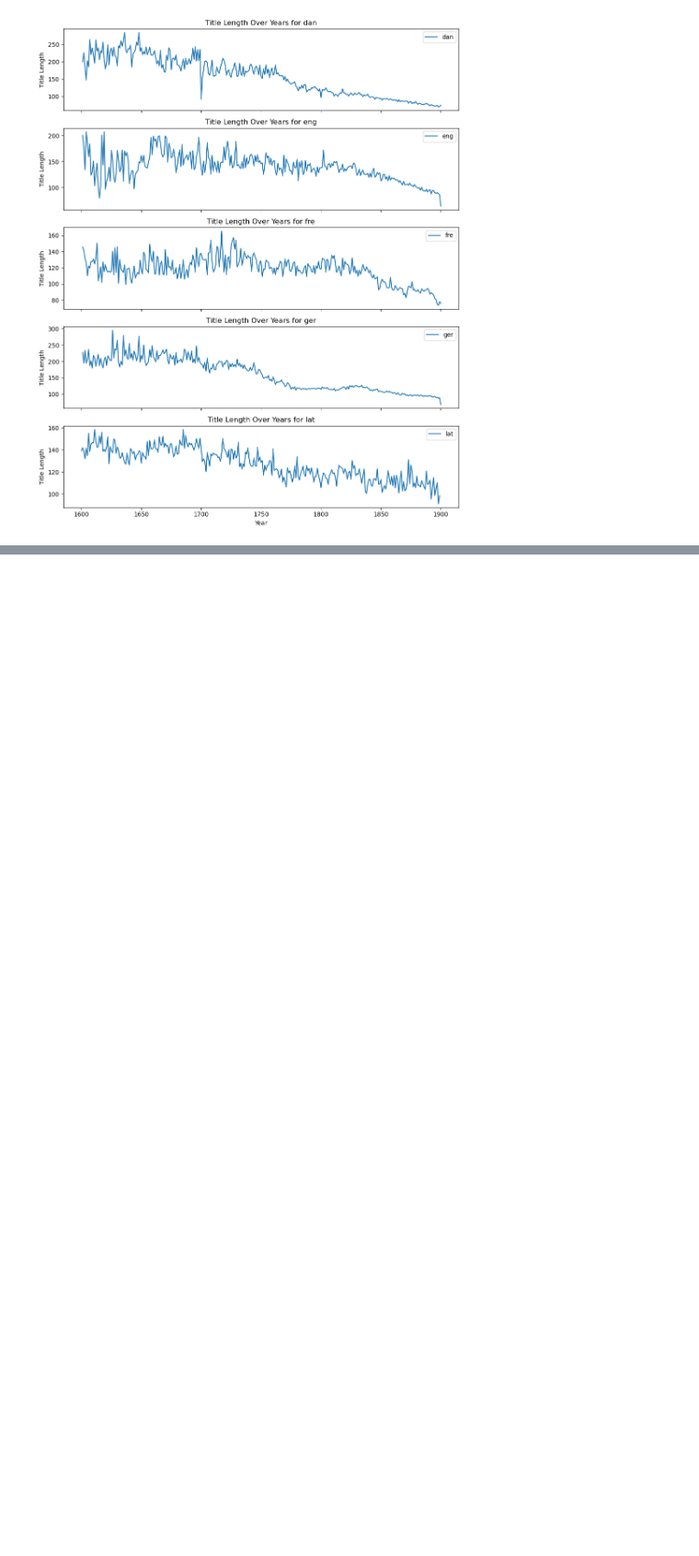
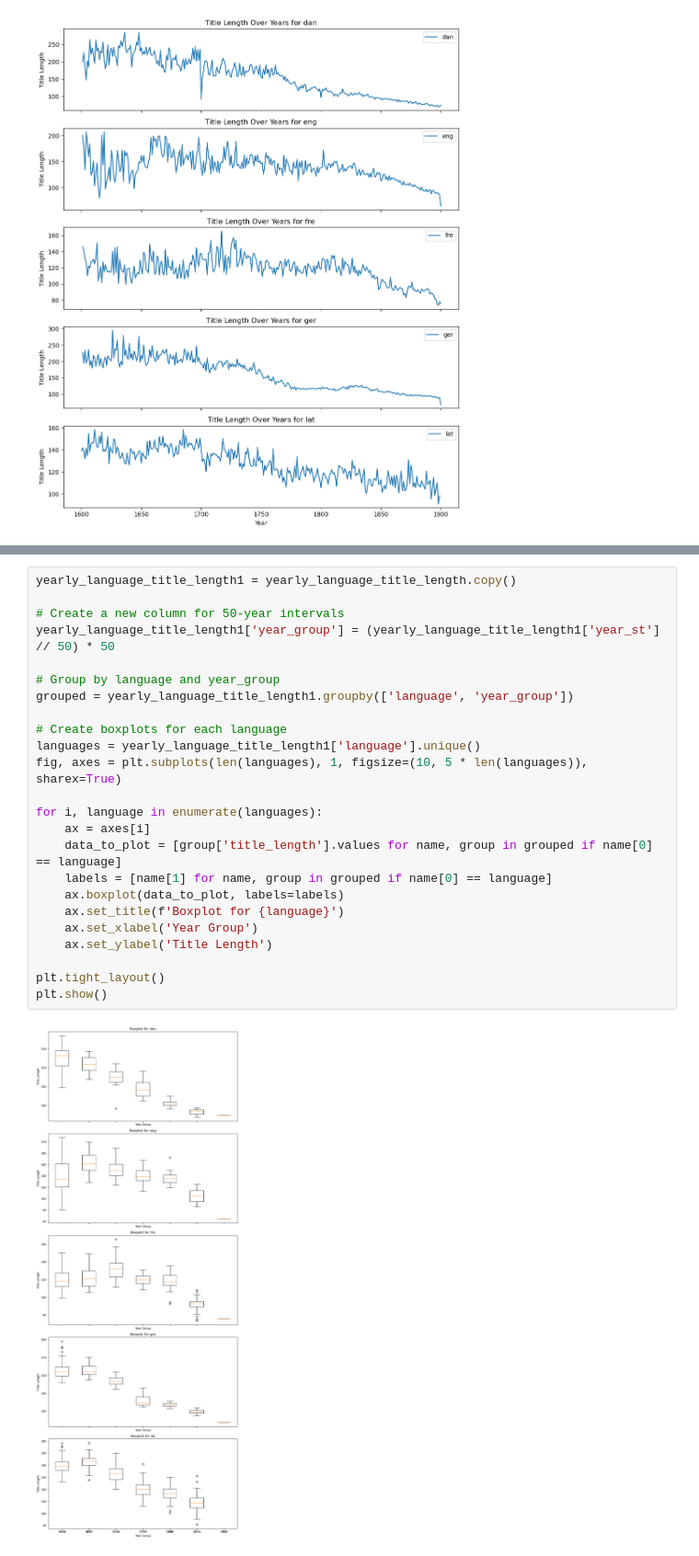
Before and after one commit to KB-Datasprint/datasprint2024, a Jupyter notebook: 6_title_analysis.ipynb, the cells around one changed output, grey strips where cells are left out. Shown at 92% size. Drawn from its saved outputs; the diff is of its cells as text; blank space fills up the shorter version.

```diff
--- a/6_title_analysis.ipynb
+++ b/6_title_analysis.ipynb
@@ -188,0 +238,26 @@ plt.show()
+# %%
+yearly_language_title_length1 = yearly_language_title_length.copy()
+
+# Create a new column for 50-year intervals
+yearly_language_title_length1['year_group'] = (yearly_language_title_length1['year_st'] // 50) * 50
+
+# Group by language and year_group
+grouped = yearly_language_title_length1.groupby(['language', 'year_group'])
+
+# Create boxplots for each language
+languages = yearly_language_title_length1['language'].unique()
+fig, axes = plt.subplots(len(languages), 1, figsize=(10, 5 * len(languages)), sharex=True)
+
+for i, language in enumerate(languages):
+    ax = axes[i]
+    data_to_plot = [group['title_length'].values for name, group in grouped if name[0] == language]
+    labels = [name[1] for name, group in grouped if name[0] == language]
+    ax.boxplot(data_to_plot, labels=labels)
+    ax.set_title(f'Boxplot for {language}')
+    ax.set_xlabel('Year Group')
+    ax.set_ylabel('Title Length')
+
+plt.tight_layout()
+plt.show()
+# %% [output]
+[figure, added]
```
Also changed, not shown: parts of 4 cells of this notebook.
